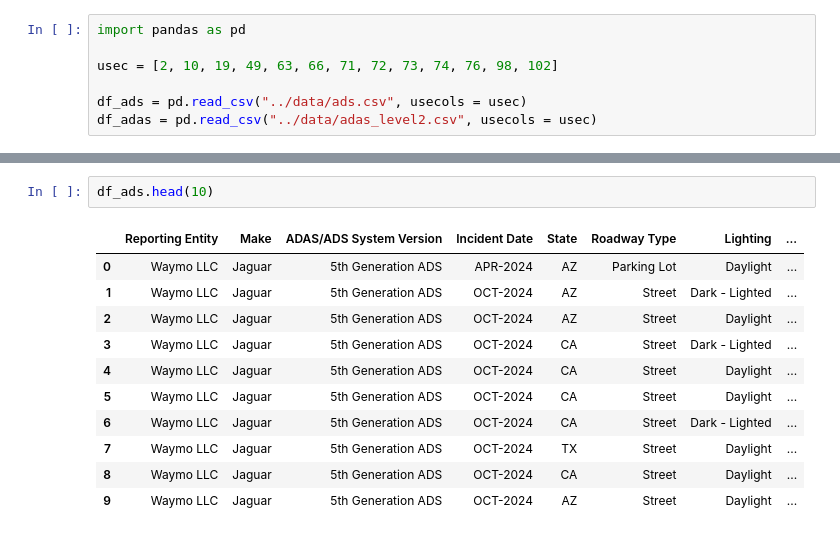
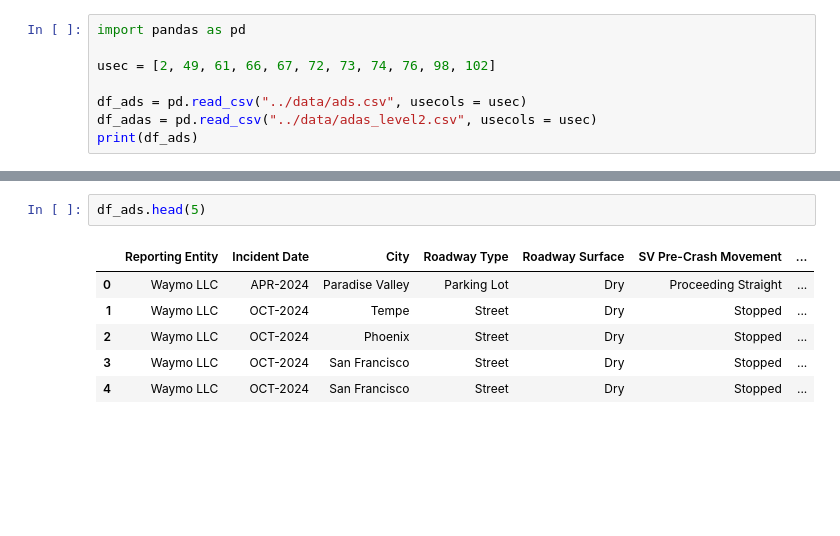
Before and after one commit to addinedu-ros-8th/eda-repo-2, a Jupyter notebook: PrebData/auto_accident.ipynb, the cells around one changed output, grey strips where cells are left out. Saved outputs shown, nothing was run; the diff lists cells and outputs as text; blank space fills up the shorter version.

```diff
--- a/PrebData/auto_accident.ipynb
+++ b/PrebData/auto_accident.ipynb
@@ -1,7 +3,8 @@
 # %%
 import pandas as pd
 
-usec = [2, 10, 19, 49, 63, 66, 71, 72, 73, 74, 76, 98, 102]
+usec = [2, 49, 61, 66, 67, 72, 73, 74, 76, 98, 102]
 
 df_ads = pd.read_csv("../data/ads.csv", usecols = usec)
 df_adas = pd.read_csv("../data/adas_level2.csv", usecols = usec)
+print(df_ads)
@@ -23,14 +62,9 @@ df_ads = df_ads.dropna()
 # %%
-df_ads.head(10)
+df_ads.head(5)
 # %% [output]
-|  | Reporting Entity | Make | ADAS/ADS System Version | Incident Date | State | Roadway Type | Lighting | ... |
-| 0 | Waymo LLC | Jaguar | 5th Generation ADS | APR-2024 | AZ | Parking Lot | Daylight | ... |
-| 1 | Waymo LLC | Jaguar | 5th Generation ADS | OCT-2024 | AZ | Street | Dark - Lighted | ... |
-| 2 | Waymo LLC | Jaguar | 5th Generation ADS | OCT-2024 | AZ | Street | Daylight | ... |
-| 3 | Waymo LLC | Jaguar | 5th Generation ADS | OCT-2024 | CA | Street | Dark - Lighted | ... |
-| 4 | Waymo LLC | Jaguar | 5th Generation ADS | OCT-2024 | CA | Street | Daylight | ... |
-| 5 | Waymo LLC | Jaguar | 5th Generation ADS | OCT-2024 | CA | Street | Daylight | ... |
-| 6 | Waymo LLC | Jaguar | 5th Generation ADS | OCT-2024 | CA | Street | Dark - Lighted | ... |
-| 7 | Waymo LLC | Jaguar | 5th Generation ADS | OCT-2024 | TX | Street | Daylight | ... |
-| 8 | Waymo LLC | Jaguar | 5th Generation ADS | OCT-2024 | CA | Street | Daylight | ... |
-| 9 | Waymo LLC | Jaguar | 5th Generation ADS | OCT-2024 | AZ | Street | Daylight | ... |
+|  | Reporting Entity | Incident Date | City | Roadway Type | Roadway Surface | SV Pre-Crash Movement | ... |
+| 0 | Waymo LLC | APR-2024 | Paradise Valley | Parking Lot | Dry | Proceeding Straight | ... |
+| 1 | Waymo LLC | OCT-2024 | Tempe | Street | Dry | Stopped | ... |
+| 2 | Waymo LLC | OCT-2024 | Phoenix | Street | Dry | Stopped | ... |
+| 3 | Waymo LLC | OCT-2024 | San Francisco | Street | Dry | Stopped | ... |
+| 4 | Waymo LLC | OCT-2024 | San Francisco | Street | Dry | Stopped | ... |
```
Also changed, not shown: parts of 14 cells of this notebook.
